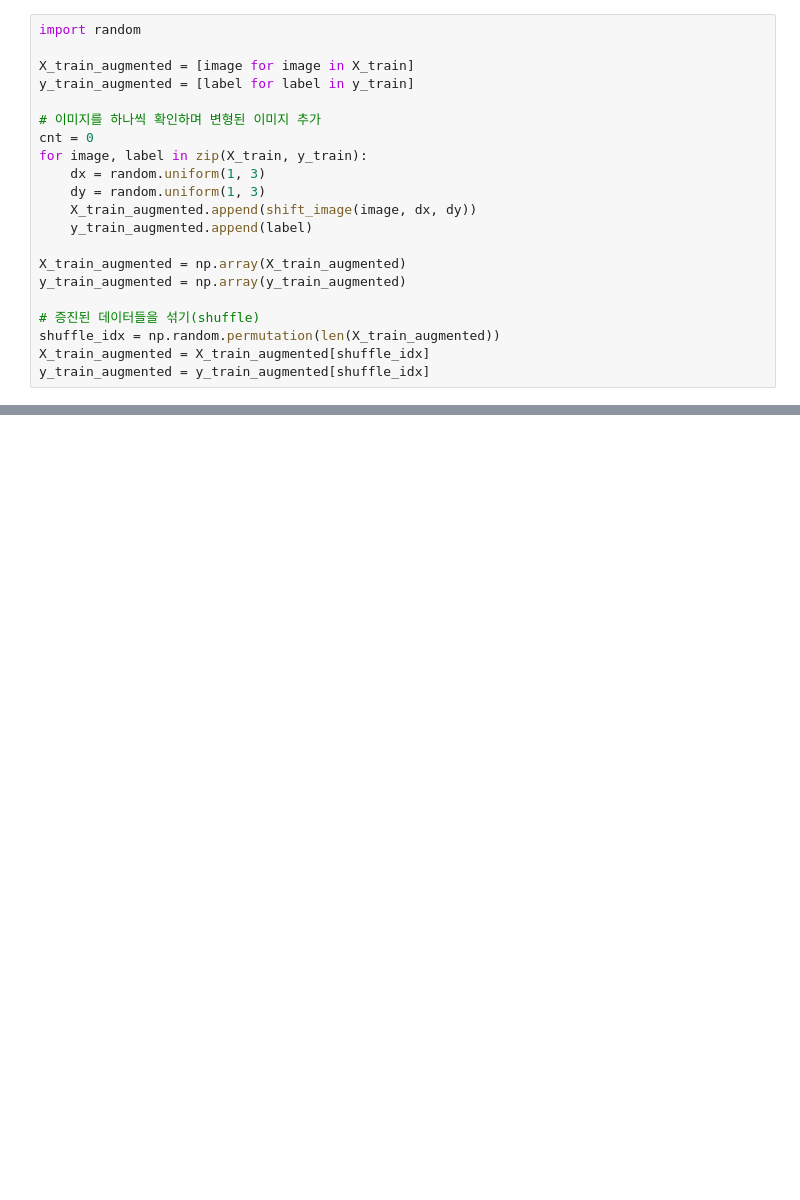
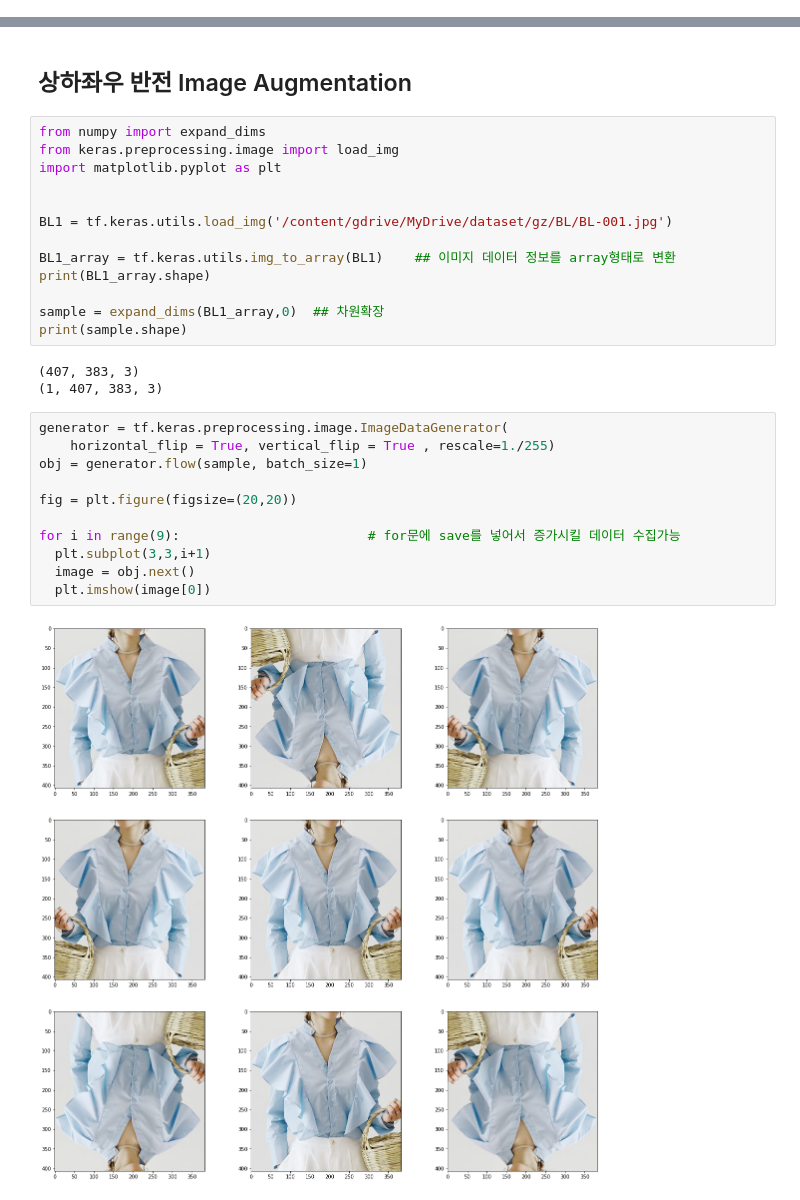
Before and after one commit to eunsun53/22ETRI_AI, a Jupyter notebook: Augmentation/data_augmentation.ipynb, the cells around one changed output, grey strips where cells are left out. Saved outputs shown, nothing was run; the diff lists cells and outputs as text; blank space fills up the shorter version.

Commit message:
Add files via upload
data augmentation code by daehyun

```diff
--- a/Augmentation/data_augmentation.ipynb
+++ b/Augmentation/data_augmentation.ipynb
@@ -359,21 +0,0 @@ WARNING:matplotlib.image:Clipping input data to the valid range for imshow with
-# %%
-import random
-
-X_train_augmented = [image for image in X_train]
-y_train_augmented = [label for label in y_train]
-
-# 이미지를 하나씩 확인하며 변형된 이미지 추가
-cnt = 0
-for image, label in zip(X_train, y_train):
-    dx = random.uniform(1, 3)
-    dy = random.uniform(1, 3)
-    X_train_augmented.append(shift_image(image, dx, dy))
-    y_train_augmented.append(label)
-
-X_train_augmented = np.array(X_train_augmented)
-y_train_augmented = np.array(y_train_augmented)
-
-# 증진된 데이터들을 섞기(shuffle)
-shuffle_idx = np.random.permutation(len(X_train_augmented))
-X_train_augmented = X_train_augmented[shuffle_idx]
-y_train_augmented = y_train_augmented[shuffle_idx]
@@ -458,0 +54,31 @@ model.fit(
+# %% [markdown]
+## 상하좌우 반전 Image Augmentation
+# %%
+from numpy import expand_dims
+from keras.preprocessing.image import load_img
+import matplotlib.pyplot as plt
+
+
+BL1 = tf.keras.utils.load_img('/content/gdrive/MyDrive/dataset/gz/BL/BL-001.jpg')
+
+BL1_array = tf.keras.utils.img_to_array(BL1)    ## 이미지 데이터 정보를 array형태로 변환
+print(BL1_array.shape)
+
+sample = expand_dims(BL1_array,0)  ## 차원확장
+print(sample.shape)
+# %% [output]
+(407, 383, 3)
+(1, 407, 383, 3)
+# %%
+generator = tf.keras.preprocessing.image.ImageDataGenerator(
+    horizontal_flip = True, vertical_flip = True , rescale=1./255)
+obj = generator.flow(sample, batch_size=1)
+
+fig = plt.figure(figsize=(20,20))
+
+for i in range(9):                        # for문에 save를 넣어서 증가시킬 데이터 수집가능
+  plt.subplot(3,3,i+1)
+  image = obj.next()
+  plt.imshow(image[0])
+# %% [output]
+[figure, added]
```
Also changed, not shown: parts of 49 cells of this notebook.
